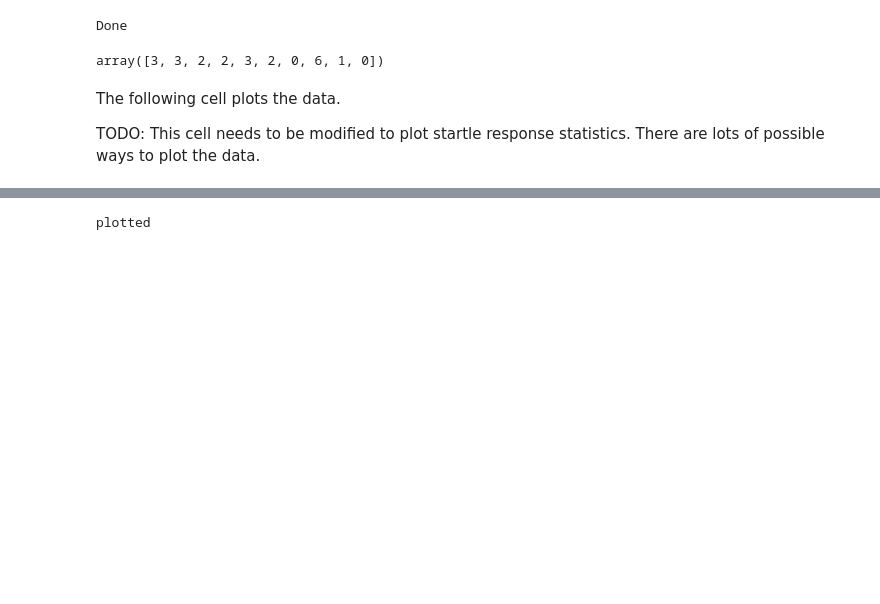
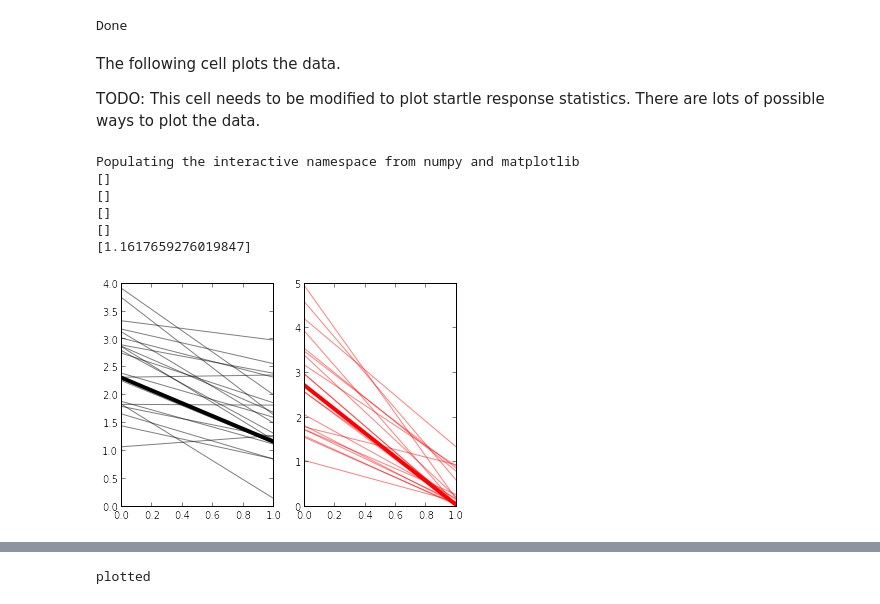
Before and after one commit to nerduno/fishTrax, a Jupyter notebook: code/notebooks/nb_ElectricStartle.ipynb, the cells around one changed output, grey strips where cells are left out. Drawn from its saved outputs; the diff is of its cells as text; code cells hidden in the pictures; blank space fills up the shorter version.

Commit message:
Adding imaging data to electric startle.

```diff
--- a/code/notebooks/nb_ElectricStartle.ipynb
+++ b/code/notebooks/nb_ElectricStartle.ipynb
@@ -111,10 +122,10 @@ Dataset chosen
 The following cell loads  the data specified in the first cell (both free swimming and head fixed data).
 # %%
 #LOAD BOTH THE FREE-SWIMMING AND HEAD-FIXED DATA.
-%cd ~/projects/aaAvoidanceLearning/
+%cd /Code/projects/fishTrax/code/analysis/
 import ArenaBehaviorAnalysis as aba
 from scipy.io.matlab import loadmat
-prefix = '/home/vburns';
+prefix = '/Users/andalman';
 
 for cohort in ['e','c']:
     for nFish in range(len(data[cohort])):
@@ -124,5 +135,12 @@ for cohort in ['e','c']:
         data[cohort][nFish]['vr'] = loadmat('%s/Dropbox/Pisces Data/FishVR/%s/%d.mat'%(prefix, date, fnum))
         data[cohort][nFish]['free'] = aba.loadDataSmart(date[:4]+'-'+date[4:6]+'-'+date[6:], fnum, bAuto=True)[0]
 
+    for nFish in xrange(len(imgdata[cohort])):
+        date = imgdata[cohort][nFish]['date']
+        fnum = imgdata[cohort][nFish]['fnum']
+        #data[cohort][nFish]['moviename'] =
+        #data[cohort][nFish]['vr'] =
+        imgdata[cohort][nFish]['free'] = aba.loadDataSmart(date[:4]+'-'+date[4:6]+'-'+date[6:], fnum, bAuto=True)[0]
+
 print 'Dataset loaded'
 # %% [output]
@@ -205,21 +223,25 @@ for cohort in ['e','c']:
         preMovements = []
         preWindow = 60
         for nShock in range(len(shockInfo)):
-            startT = mod(shockInfo[nShock][0][0][5][0][0],1)*24*60*60 - t0
+            startT = (shockInfo[nShock][0][0][5][0][0] %1)*24*60*60 - t0
             bStartle.append(sum((t[sMoveNdx]>startT) & (t[sMoveNdx]<startT+1)) > 0)
             preMovements.append(sum((t[sMoveNdx]>(startT-preWindow)) & (t[sMoveNdx]<startT-1)))
         data[cohort][nFish]['bStartle'] = np.array(bStartle)
         data[cohort][nFish]['preMovements']=np.array(preMovements)
 
+    for nFish in range(len(imgdata[cohort])):
+        #Free swimming analysis
+        [vel,vt] = aba.getVelRaw(imgdata[cohort][nFish]['free'], tRange=[100,900], smoothWinLen=15)
+        imgdata[cohort][nFish]['fStartVel'] = np.median(vel)
+        [vel,vt] = aba.getVelRaw(imgdata[cohort][nFish]['free'], tRange=[-300,-0], smoothWinLen=15)
+        imgdata[cohort][nFish]['fEndVel'] = np.median(vel)
+
 print 'Done'
 # %% [output]
 Done
-# %%
-data['e'][0]['preMovements']
-# %% [output]
-array([3, 3, 2, 2, 3, 2, 0, 6, 1, 0])
 # %%
 #calculate probability of movement
+from random import randint
 testProb = []
 for cohort in ['e','c']:
     for nFish in range((len(data[cohort]))):
@@ -230,8 +252,8 @@ for cohort in ['e','c']:
         t = t - t0;
         sMoveNdx = d['sMoveNdx']
         eMoveNdx = d['eMoveNdx']
-        acclimation = mod(d['vr']['gStartShockInfo'][0][0][0][0][5][0][0],1)*24*60*60-t0-1
-        numTrials = 10000
+        acclimation = (d['vr']['gStartShockInfo'][0][0][0][0][5][0][0]%1)*24*60*60-t0-1
+        numTrials = 1000
         for i in range(numTrials):
             testVal = randint(0,300)
             testProb.append(sum((t[sMoveNdx]>testVal) & (t[sMoveNdx]<testVal+1))>0)
@@ -241,13 +263,35 @@ The following cell plots the data.
 
 TODO: This cell needs to be modified to plot startle response statistics.  There are lots of possible ways to plot the data.
 # %%
+%pylab inline
 import itertools
 subplot(1,1,1)
 cla()
 hold(True)
 for cohort,color in itertools.izip(['e','c'],['r','k']):
+    if cohort == 'e':
+        subplot(1,2,2)
+    else:
+        subplot(1,2,1)
+
     for nFish in range(len(data[cohort])):
-        plot([0,1],[data[cohort][nFish]['fStartVel'], data[cohort][nFish]['fEndVel']], color)
+        plot([0,1],[data[cohort][nFish]['fStartVel'], data[cohort][nFish]['fEndVel']], color, alpha=.5)
+    print [x['fnum'] for x in data[cohort] if x['fStartVel']<1]
+
+
+    for nFish in range(len(imgdata[cohort])):
+        plot([0,1],[imgdata[cohort][nFish]['fStartVel'], imgdata[cohort][nFish]['fEndVel']], color, linewidth=4)
+    print [x['fnum'] for x in imgdata[cohort] if x['fStartVel']<1]
+
+print [x['fEndVel'] for x in imgdata['c']]
+# %% [output]
+Populating the interactive namespace from numpy and matplotlib
+[]
+[]
+[]
+[]
+[1.1617659276019847]
+[figure, added]
 # %%
 subplot(1,1,1)
 cla()
```
Also changed, not shown: parts of 5 cells of this notebook.
